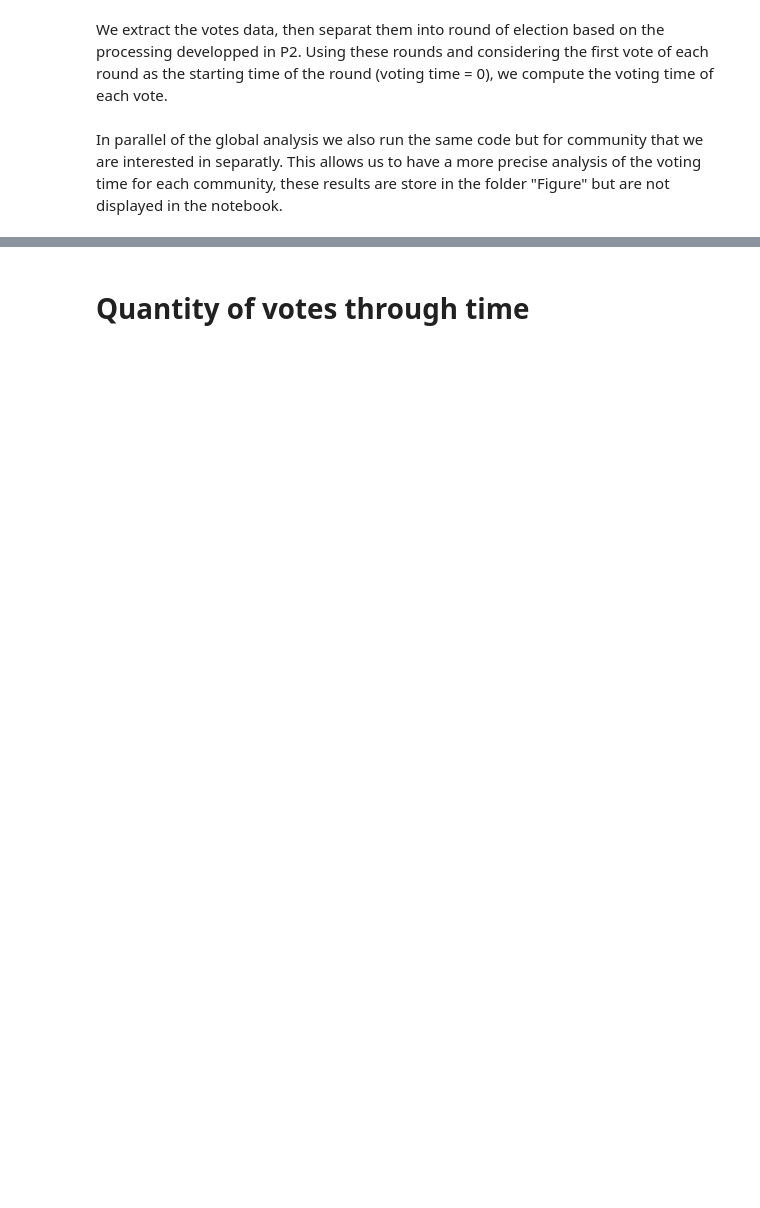
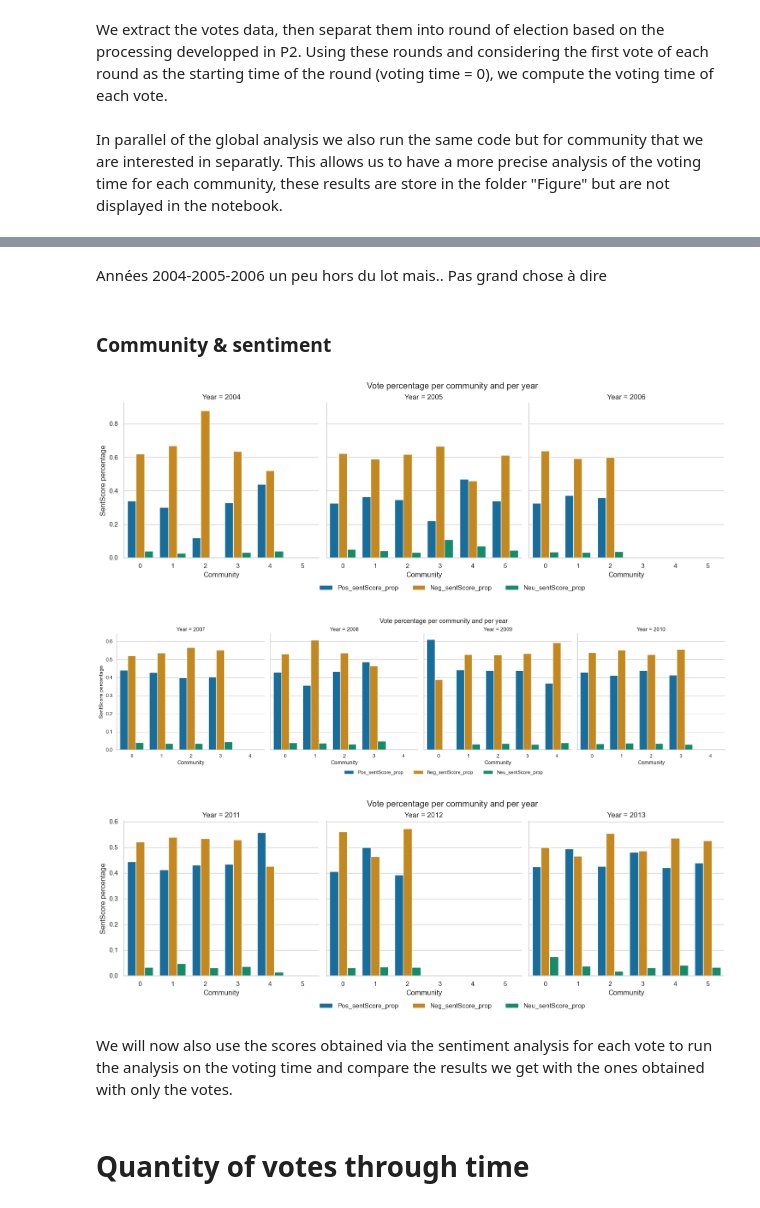
Before and after one commit to epfl-ada/ada-2023-project-abracadabra, a Jupyter notebook: P3_Emma.ipynb, the cells around one changed output, grey strips where cells are left out. Cells and saved outputs as stored; diff of their text form; code cells hidden in the pictures; blank space fills up the shorter version.

```diff
--- a/P3_Emma.ipynb
+++ b/P3_Emma.ipynb
@@ -51,3 +58,21 @@ if not os.path.exists('Figures'):
+# %% [markdown]
+Années 2004-2005-2006 un peu hors du lot mais.. Pas grand chose à dire
+# %% [markdown]
+### Community & sentiment
+# %%
+# Computing the communities per year for the sentiment analysis
+df_stat_com = community_sentiment_analysis_per_year(df_sentiment)
+
+# Plotting for each year
+plot_dist_sentScore_per_com(df_stat_com, [2004,2005,2006])
+plot_dist_sentScore_per_com(df_stat_com, [2007,2008,2009,2010])
+plot_dist_sentScore_per_com(df_stat_com, [2011,2012,2013])
+# %% [output]
+[figure, added]
+[figure, added]
+[figure, added]
+# %% [markdown]
+We will now also use the scores obtained via the sentiment analysis for each vote to run the analysis on the voting time and compare the results we get with the ones obtained with only the votes.
 # %% [markdown]
 # Quantity of votes through time
 # %%
```
Also changed, not shown: parts of 28 cells of this notebook, 2 other files.
